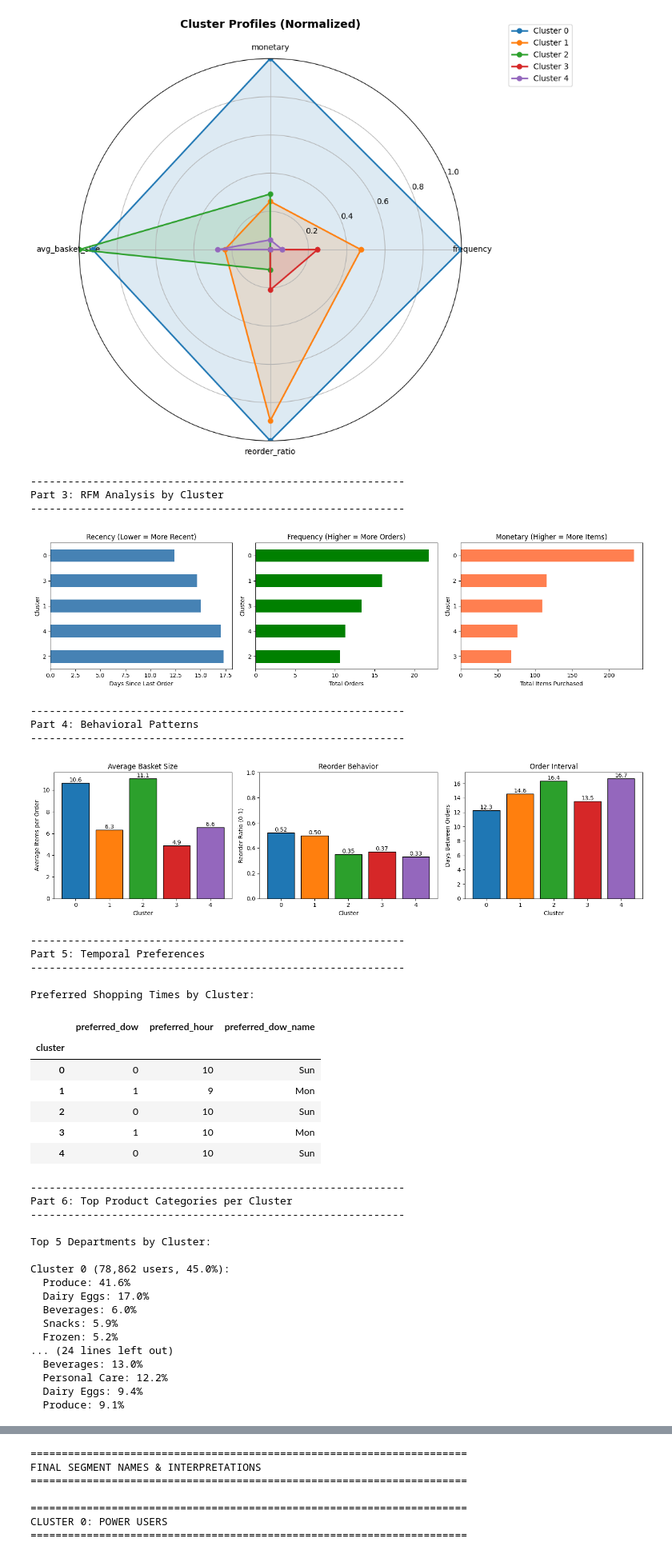
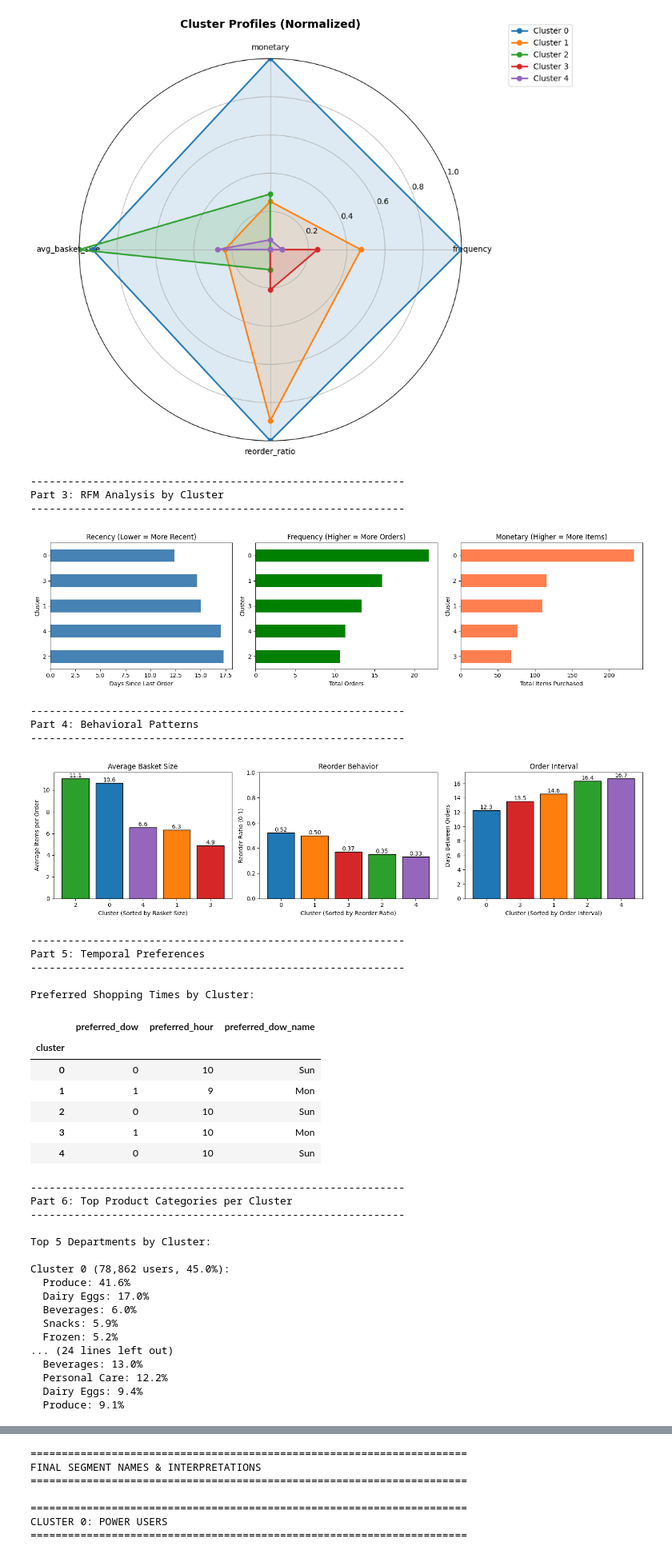
Before and after one commit to wengchienwei/ml-project-instacart, a Jupyter notebook: notebooks/02_phase1_clustering.ipynb, the cells around one changed output, grey strips where cells are left out. Shown at 80% size. Saved outputs shown, nothing was run; the diff lists cells and outputs as text; code cells hidden in the pictures.

```diff
--- a/notebooks/02_phase1_clustering.ipynb
+++ b/notebooks/02_phase1_clustering.ipynb
@@ -348,11 +351,11 @@ print("="*60 + "\n")
 print("Training final K-means model on full dataset...")
 print(f"  Dataset: {len(X_pca):,} users × {X_pca.shape[1]} PCA components")
 print(f"  Algorithm: K-means")
-print(f"  Clusters: k=5")
+print(f"  Clusters: k={best_k}")
 print(f"  Initializations: n_init=10")
 
 # Train final model
-final_kmeans = KMeans(n_clusters=5, random_state=SEED, n_init=10, max_iter=300)
+final_kmeans = KMeans(n_clusters=best_k, random_state=SEED, n_init=10, max_iter=300)
 cluster_labels = final_kmeans.fit_predict(X_pca)
 
 print(f"\n Model training complete")
@@ -661,6 +662,7 @@ axes[2].set_title('Monetary (Higher = More Items)')
 axes[2].invert_yaxis()
 
 plt.tight_layout()
+# plt.savefig('cluster_RFM_analysis.png')
 plt.show()
 
 # -----------------------------------------------
@@ -670,37 +672,59 @@ print("\n" + "-"*60)
 print("Part 4: Behavioral Patterns")
 print("-"*60)
 
+# Define consistent cluster colors
+colors = ['#1f77b4', '#ff7f0e', '#2ca02c', '#d62728', '#9467bd']
+
 fig, axes = plt.subplots(1, 3, figsize=(15, 4))
 
-# Average Basket Size
-axes[0].bar(range(5), cluster_summary['avg_basket_size'], color=colors, edgecolor='black')
-axes[0].set_xlabel('Cluster')
+
+# Plot 1: Average Basket Size (DESCENDING)
+# -----------------------------------------------
+basket_sorted = cluster_summary['avg_basket_size'].sort_values(ascending=False)
+basket_colors = [colors[idx] for idx in basket_sorted.index]
+
+axes[0].bar(range(5), basket_sorted.values, color=basket_colors, edgecolor='black')
+axes[0].set_xlabel('Cluster (Sorted by Basket Size)')
 axes[0].set_ylabel('Average Items per Order')
 axes[0].set_title('Average Basket Size')
 axes[0].set_xticks(range(5))
-for i, v in enumerate(cluster_summary['avg_basket_size']):
+axes[0].set_xticklabels([f'{idx}' for idx in basket_sorted.index])
+for i, (idx, v) in enumerate(basket_sorted.items()):
     axes[0].text(i, v, f'{v:.1f}', ha='center', va='bottom')
 
-# Reorder Ratio
-axes[1].bar(range(5), cluster_summary['reorder_ratio'], color=colors, edgecolor='black')
-axes[1].set_xlabel('Cluster')
+
+# Plot 2: Reorder Ratio (DESCENDING)
+# -----------------------------------------------
+reorder_sorted = cluster_summary['reorder_ratio'].sort_values(ascending=False)
+reorder_colors = [colors[idx] for idx in reorder_sorted.index]
+
+axes[1].bar(range(5), reorder_sorted.values, color=reorder_colors, edgecolor='black')
+axes[1].set_xlabel('Cluster (Sorted by Reorder Ratio)')
 axes[1].set_ylabel('Reorder Ratio (0-1)')
 axes[1].set_title('Reorder Behavior')
 axes[1].set_xticks(range(5))
+axes[1].set_xticklabels([f'{idx}' for idx in reorder_sorted.index])
 axes[1].set_ylim(0, 1)
-for i, v in enumerate(cluster_summary['reorder_ratio']):
+for i, (idx, v) in enumerate(reorder_sorted.items()):
     axes[1].text(i, v, f'{v:.2f}', ha='center', va='bottom')
 
-# Average Order Interval
-axes[2].bar(range(5), cluster_summary['avg_order_interval'], color=colors, edgecolor='black')
-axes[2].set_xlabel('Cluster')
+
+# Plot 3: Order Interval (ASCENDING - shorter is better)
+# -----------------------------------------------
+interval_sorted = cluster_summary['avg_order_interval'].sort_values(ascending=True)
+interval_colors = [colors[idx] for idx in interval_sorted.index]
+
+axes[2].bar(range(5), interval_sorted.values, color=interval_colors, edgecolor='black')
+axes[2].set_xlabel('Cluster (Sorted by Order Interval)')
 axes[2].set_ylabel('Days Between Orders')
 axes[2].set_title('Order Interval')
 axes[2].set_xticks(range(5))
-for i, v in enumerate(cluster_summary['avg_order_interval']):
+axes[2].set_xticklabels([f'{idx}' for idx in interval_sorted.index])
+for i, (idx, v) in enumerate(interval_sorted.items()):
     axes[2].text(i, v, f'{v:.1f}', ha='center', va='bottom')
 
 plt.tight_layout()
+# plt.savefig('cluster_behavioral_patterns.png')
 plt.show()
 
 # -----------------------------------------------
@@ -727,34 +751,34 @@ display(temporal_summary)
 # -----------------------------------------------
 print("\n" + "-"*60)
 print("Part 6: Top Product Categories per Cluster")
 print("-"*60)
 
 # Get department columns
 dept_cols = [col for col in user_features_raw_clustered.columns if col.startswith('dept_')]
 
 print("\nTop 5 Departments by Cluster:\n")
 
 for cluster_id in range(5):
     cluster_data = user_features_raw_clustered[user_features_raw_clustered['cluster'] == cluster_id]
 
     # Average percentage across users in cluster
     dept_means = cluster_data[dept_cols].mean()
     top_5_depts = dept_means.nlargest(5)
 
     print(f"Cluster {cluster_id} ({cluster_sizes[cluster_id]:,} users, {cluster_sizes[cluster_id]/len(user_features_raw_clustered)*100:.1f}%):")
     for dept, pct in top_5_depts.items():
         dept_name = dept.replace('dept_', '').replace('_', ' ').title()
         print(f"  {dept_name}: {pct*100:.1f}%")
     print()
 # %% [output]
 ------------------------------------------------------------
 Part 3: RFM Analysis by Cluster
 ------------------------------------------------------------
 [figure]
 ------------------------------------------------------------
 Part 4: Behavioral Patterns
 ------------------------------------------------------------
-[figure, old version]
+[figure, new version]
 ------------------------------------------------------------
 Part 5: Temporal Preferences
 ------------------------------------------------------------
```
Also changed, not shown: parts of 12 cells of this notebook.
